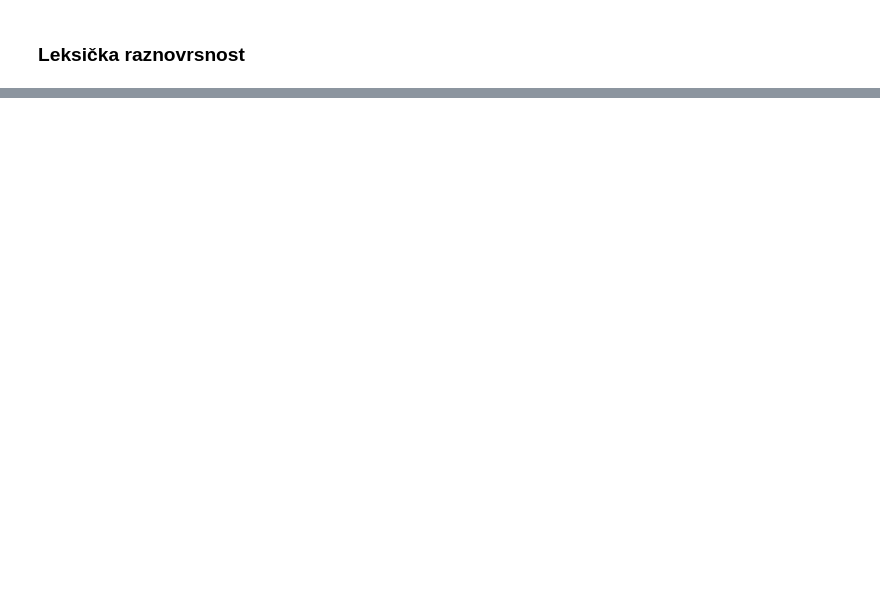
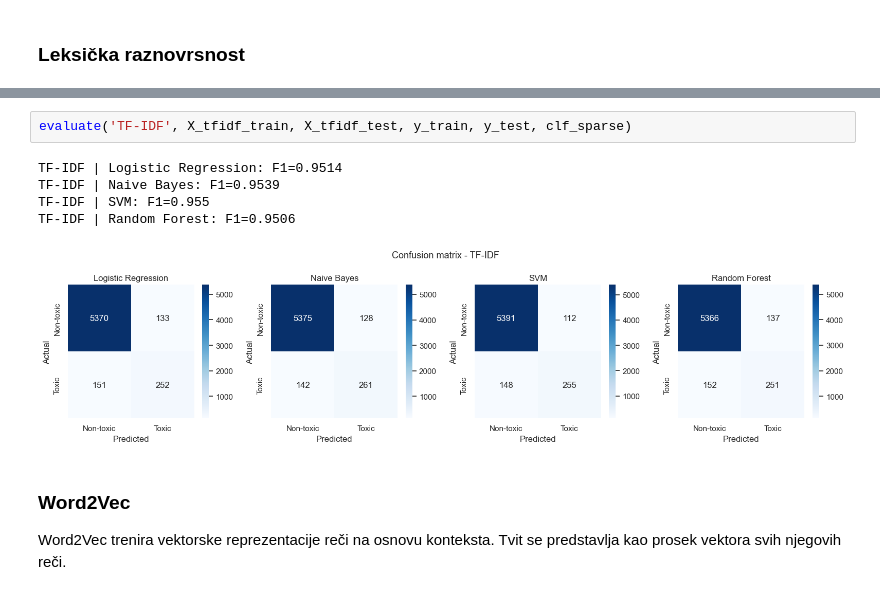
Before and after one commit to paunovicjovan/data-preprocessing-for-ml-2, a Jupyter notebook: Prakticni deo/Toxic Tweets Classification.ipynb, the cells around one changed output, grey strips where cells are left out. Drawn from its saved outputs; the diff is of its cells as text; blank space fills up the shorter version.

```diff
--- a/Prakticni deo/Toxic Tweets Classification.ipynb
+++ b/Prakticni deo/Toxic Tweets Classification.ipynb
@@ -749,0 +887,12 @@ display(pd.DataFrame(results_processed))
+# %%
+evaluate('TF-IDF', X_tfidf_train, X_tfidf_test, y_train, y_test, clf_sparse)
+# %% [output]
+TF-IDF | Logistic Regression: F1=0.9514
+TF-IDF | Naive Bayes: F1=0.9539
+TF-IDF | SVM: F1=0.955
+TF-IDF | Random Forest: F1=0.9506
+[figure, added]
+# %% [markdown]
+### Word2Vec
+
+Word2Vec trenira vektorske reprezentacije reči na osnovu konteksta. Tvit se predstavlja kao prosek vektora svih njegovih reči.
```
Also changed, not shown: parts of 42 cells of this notebook.
